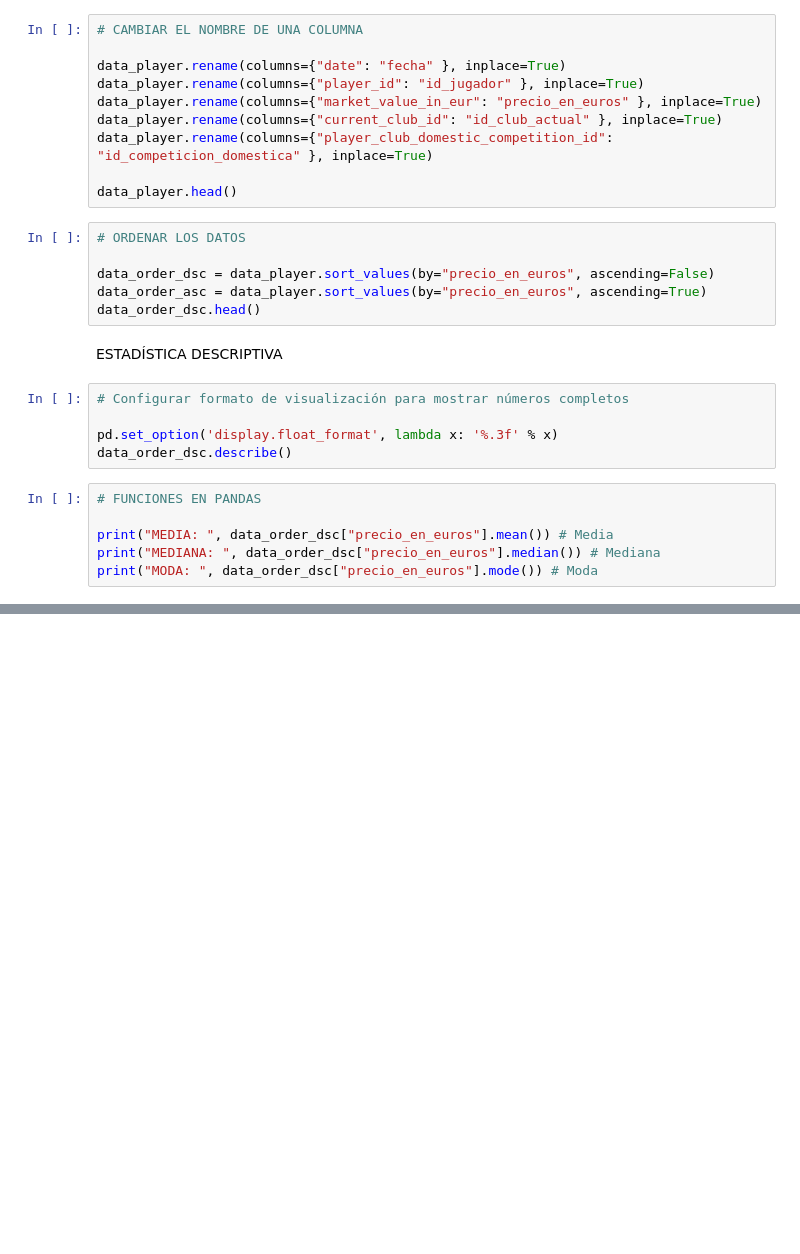
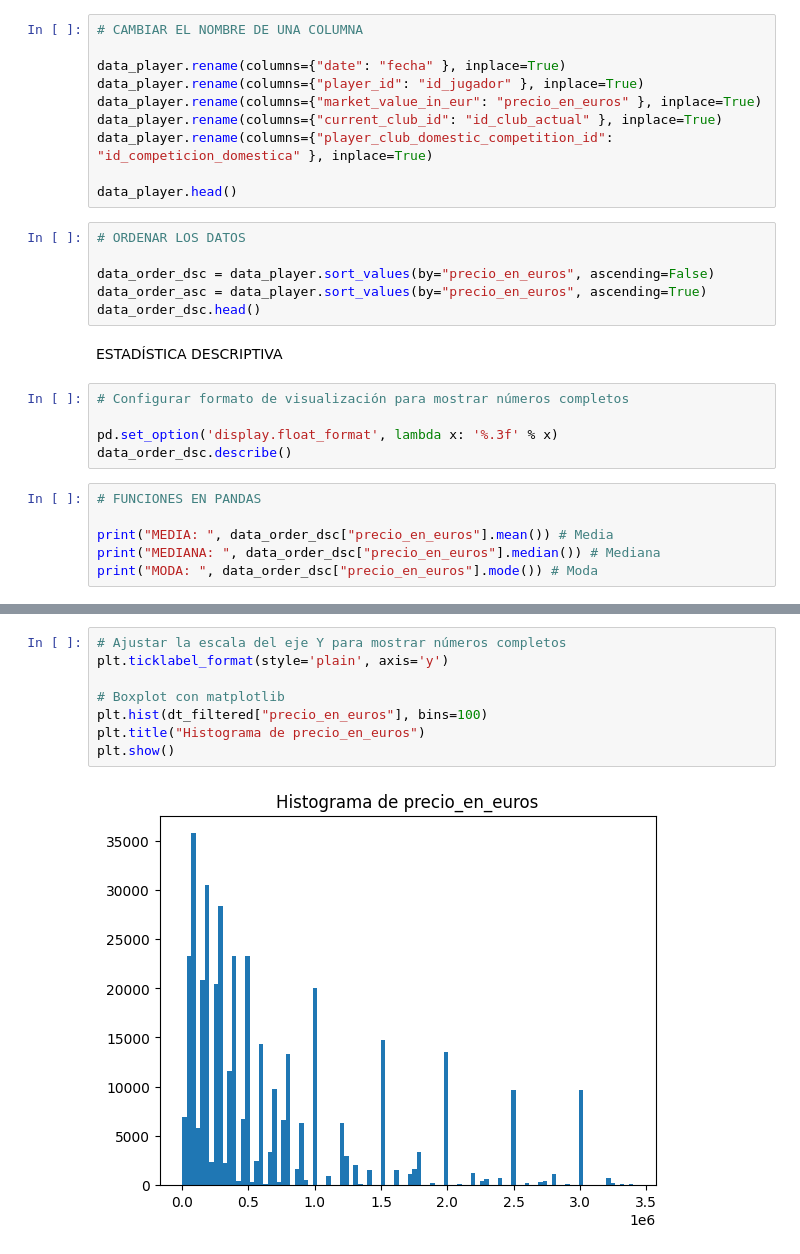
Before and after one commit to Vanegas18/Actividdes_PY, a Jupyter notebook: LIMPIEZA/Limpieza.ipynb, the cells around one changed output, grey strips where cells are left out. Cells and saved outputs as stored; diff of their text form; blank space fills up the shorter version.

```diff
--- a/LIMPIEZA/Limpieza.ipynb
+++ b/LIMPIEZA/Limpieza.ipynb
@@ -57,0 +94,10 @@ plt.show()
+# %%
+# Ajustar la escala del eje Y para mostrar números completos
+plt.ticklabel_format(style='plain', axis='y')
+
+# Boxplot con matplotlib
+plt.hist(dt_filtered["precio_en_euros"], bins=100)
+plt.title("Histograma de precio_en_euros")
+plt.show()
+# %% [output]
+[figure, added]
```
Also changed, not shown: parts of 5 cells of this notebook, 6 other files.
